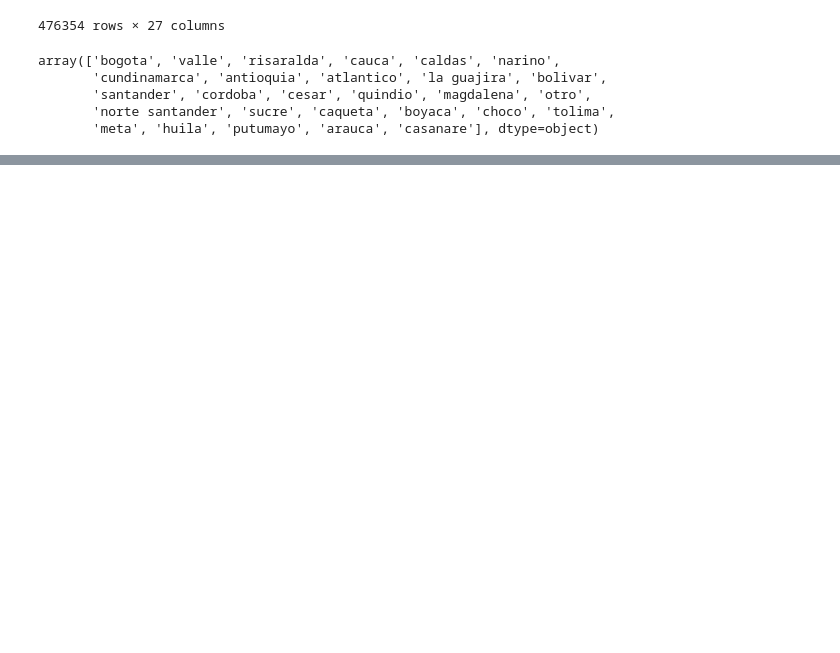
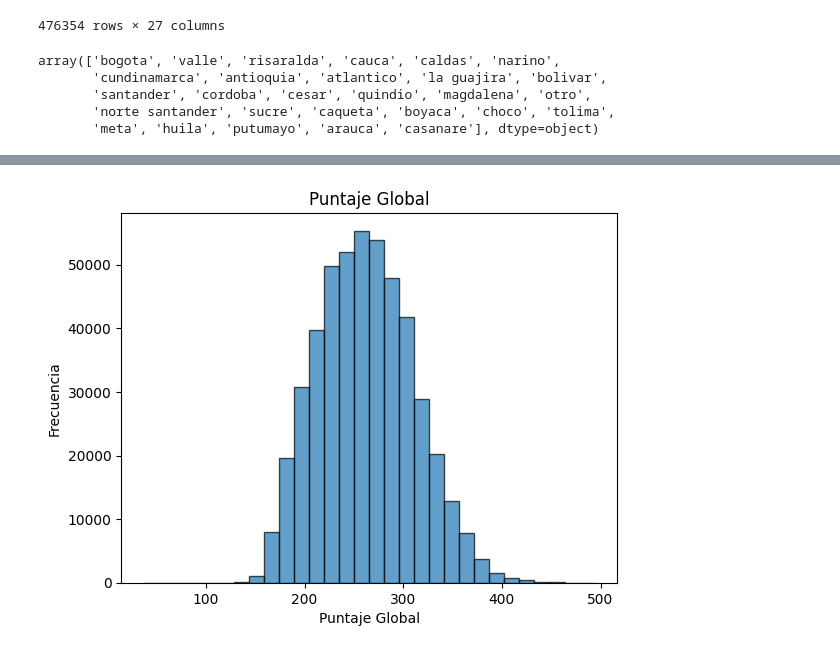
Before and after one commit to rodhervan/AnaliticaICFES, a Jupyter notebook: Exploración y Preparación de los Datos/Limpieza_datos.ipynb, the cells around one changed output, grey strips where cells are left out. Drawn from its saved outputs; the diff is of its cells as text; code cells hidden in the pictures; blank space fills up the shorter version.

```diff
--- a/Exploración y Preparación de los Datos/Limpieza_datos.ipynb
+++ b/Exploración y Preparación de los Datos/Limpieza_datos.ipynb
@@ -355,0 +371,10 @@ array(['bogota', 'valle', 'risaralda', 'cauca', 'caldas', 'narino',
+# %%
+# Lista de no cuartos a agrupar
+niveles = ['Cinco', 'Seis', 'Siete', 'Ocho', 'Nueve', 'Diez o más']
+
+# Reemplazar por 'Cinco o más'
+df_model['FAMI_CUARTOSHOGAR'] = df_model['FAMI_CUARTOSHOGAR'] \
+    .replace(niveles, 'Cinco o más')
+
+# Print del resultado
+df_model['FAMI_CUARTOSHOGAR'].value_counts()
@@ -355,0 +406,10 @@ array(['bogota', 'valle', 'risaralda', 'cauca', 'caldas', 'narino',
+# %%
+# Lista de no. familiares a agrupar
+niveles = ['Siete', 'Ocho', 'Nueve', 'Diez', 'Once', 'Doce o más']
+
+# Reemplazar por 'Siete o más'
+df_model['FAMI_PERSONASHOGAR'] = df_model['FAMI_PERSONASHOGAR'] \
+    .replace(niveles, 'Siete o más')
+
+# Print del resultado
+df_model.FAMI_PERSONASHOGAR.value_counts()
@@ -423,0 +525,10 @@ print(vif.sort_values(ascending=False).head())
+# %%
+# Crear histograma
+plt.figure()
+plt.hist(df_model['PUNT_GLOBAL'], bins=30, edgecolor='black', alpha=0.7)
+plt.title('Puntaje Global')
+plt.xlabel('Puntaje Global')
+plt.ylabel('Frecuencia')
+plt.show()
+# %% [output]
+[figure, added]
```
Also changed, not shown: parts of 21 cells of this notebook.
